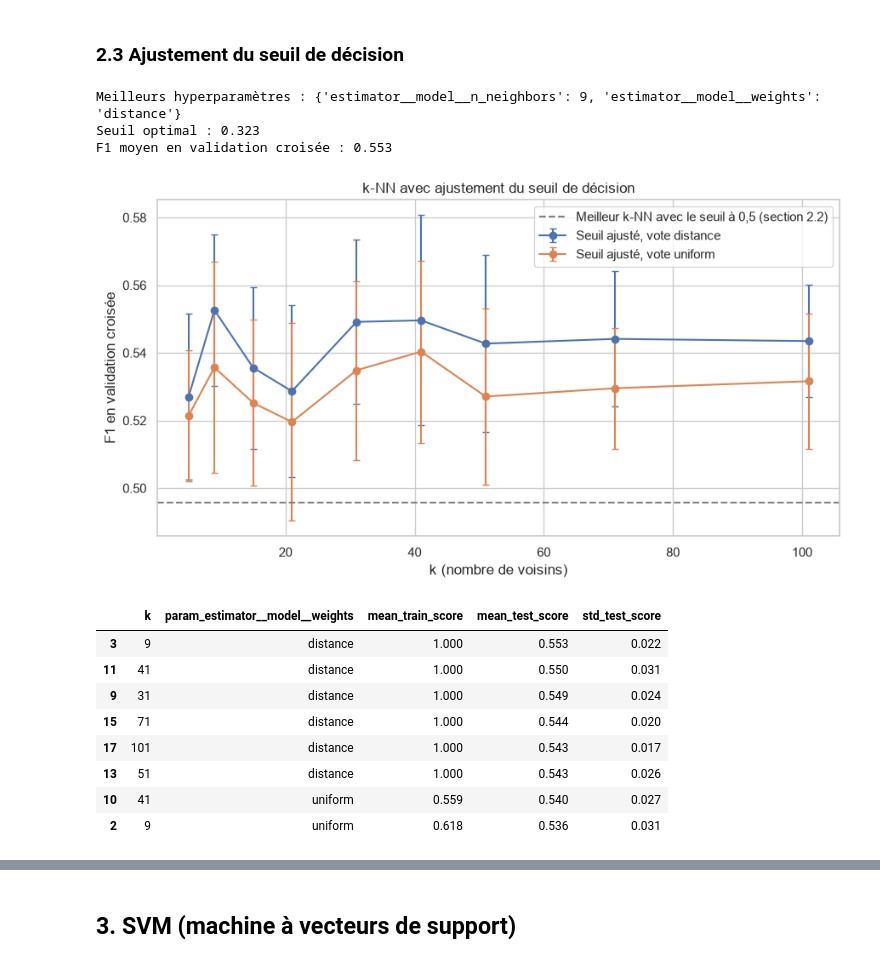
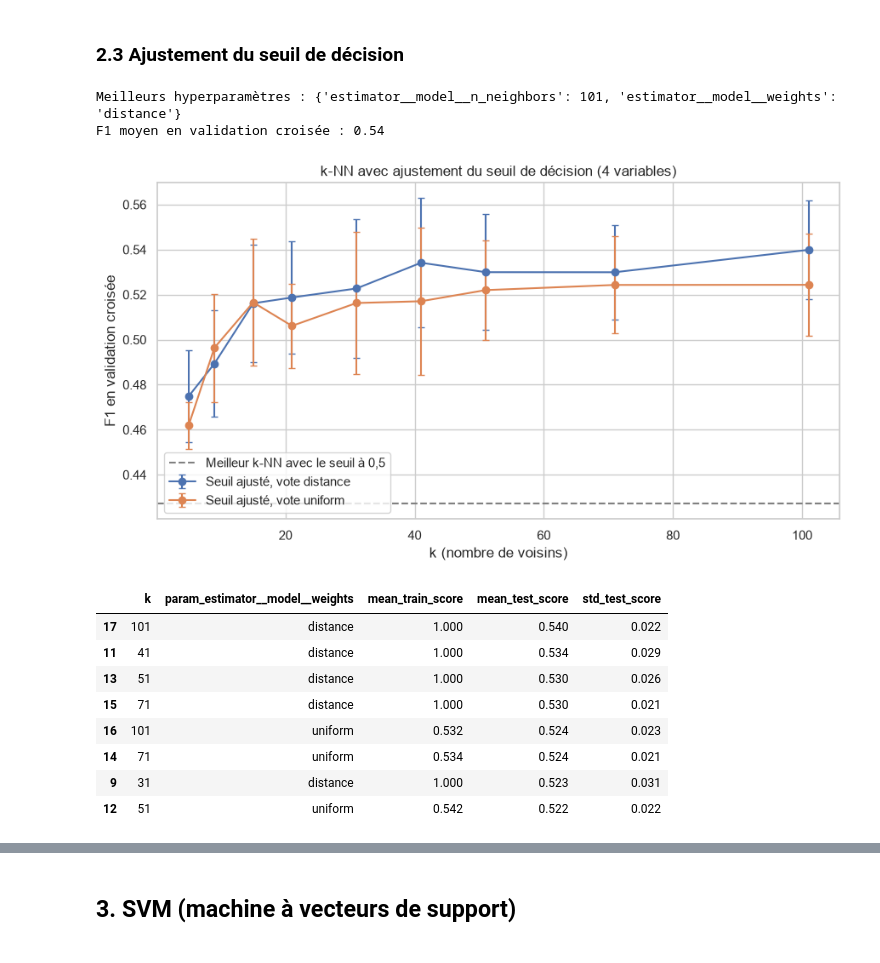
Before and after one commit to AmbreBerdery/WineQuality, a Jupyter notebook: notebooks/04_modeling KNN SVM.ipynb, the cells around one changed output, grey strips where cells are left out. Cells and saved outputs as stored; diff of their text form; code cells hidden in the pictures.

```diff
--- a/notebooks/04_modeling KNN SVM.ipynb
+++ b/notebooks/04_modeling KNN SVM.ipynb
@@ -58,8 +56,7 @@ knn_base.round(3)
 # %% [markdown]
 ### 2.2 Grid Search sur k, la pondération, la distance et le jeu de variables
 # %%
-knn_grid = {**KNN_GRID, "prep__select__columns": [features, None]}
-knn_search = run_grid_search(knn(features), knn_grid, X_train, y_train)
+knn_search = run_grid_search(knn(features), KNN_GRID, X_train, y_train)
 
 print("Meilleurs hyperparamètres :", knn_search.best_params_)
 print("F1 moyen en validation croisée :", round(knn_search.best_score_, 3))
@@ -69,11 +66,23 @@ F1 moyen en validation croisée : 0.496
 # %%
 knn_cv = pd.DataFrame(knn_search.cv_results_)
-knn_cv["variables"] = knn_cv["param_prep__select__columns"].apply(
-    lambda c: "4 variables" if isinstance(c, list) else "12 variables"
-)
 knn_cv["k"] = knn_cv["param_model__n_neighbors"].astype(int)
+best_p = knn_search.best_params_["model__p"]
+sub = knn_cv[knn_cv["param_model__p"] == best_p]
 
-cols = ["k", "param_model__weights", "param_model__p", "variables",
-        "mean_train_score", "mean_test_score", "std_test_score"]
-knn_cv.sort_values("mean_test_score", ascending=False)[cols].head(10).round(3)
+fig, axes = plt.subplots(1, 2, figsize=(14, 5))
+for w, g in sub.groupby("param_model__weights"):
+    axes[0].plot(g["k"], g["mean_test_score"], "o-", label=f"vote {w}")
+axes[0].set(title=f"F1 en validation croisée selon k (distance p = {best_p})", xlabel="k (nombre de voisins)", ylabel="F1")
+axes[0].legend()
+
+uni = sub[sub["param_model__weights"] == "uniform"]
+axes[1].plot(uni["k"], uni["mean_train_score"], "o-", label="Entraînement")
+axes[1].plot(uni["k"], uni["mean_test_score"], "o-", label="Validation croisée")
+axes[1].set(title="Vote uniforme : entraînement et validation", xlabel="k (nombre de voisins)", ylabel="F1")
+axes[1].legend()
+plt.tight_layout()
+plt.show()
+
+cols = ["k", "param_model__weights", "param_model__p", "mean_train_score", "mean_test_score", "std_test_score"]
+knn_cv.sort_values("mean_test_score", ascending=False)[cols].head(8).round(3)
 # %% [output]
@@ -116,7 +105,7 @@ from src.models import make_pipeline
 from src.tuning import CV
 
 knn_tuned = TunedThresholdClassifierCV(
-    make_pipeline(KNeighborsClassifier(p=1), None),   # Manhattan, 12 variables
+    make_pipeline(KNeighborsClassifier(p=best_p), features),
     scoring="f1", cv=CV,
 )
 knn_tuned_grid = {
@@ -126,42 +115,38 @@ knn_tuned_grid = {
 knn_t_search = run_grid_search(knn_tuned, knn_tuned_grid, X_train, y_train)
 
 print("Meilleurs hyperparamètres :", knn_t_search.best_params_)
-print("Seuil optimal :", round(knn_t_search.best_estimator_.best_threshold_, 3))
 print("F1 moyen en validation croisée :", round(knn_t_search.best_score_, 3))
 # %% [output]
-Meilleurs hyperparamètres : {'estimator__model__n_neighbors': 9, 'estimator__model__weights': 'distance'}
-Seuil optimal : 0.323
-F1 moyen en validation croisée : 0.553
+Meilleurs hyperparamètres : {'estimator__model__n_neighbors': 101, 'estimator__model__weights': 'distance'}
+F1 moyen en validation croisée : 0.54
 # %%
 knn_t_cv = pd.DataFrame(knn_t_search.cv_results_)
 knn_t_cv["k"] = knn_t_cv["param_estimator__model__n_neighbors"].astype(int)
 
 plt.figure(figsize=(9, 5))
 for w, g in knn_t_cv.groupby("param_estimator__model__weights"):
-    plt.errorbar(g["k"], g["mean_test_score"], yerr=g["std_test_score"],
-                 fmt="o-", capsize=3, label=f"Seuil ajusté, vote {w}")
-plt.axhline(knn_search.best_score_, ls="--", color="grey",
-            label="Meilleur k-NN avec le seuil à 0,5 (section 2.2)")
+    plt.errorbar(g["k"], g["mean_test_score"], yerr=g["std_test_score"], fmt="o-", capsize=3, label=f"Seuil ajusté, vote {w}")
+plt.axhline(knn_search.best_score_, ls="--", color="grey", label="Meilleur k-NN avec le seuil à 0,5")
 plt.xlabel("k (nombre de voisins)")
 plt.ylabel("F1 en validation croisée")
-plt.title("k-NN avec ajustement du seuil de décision")
+plt.title("k-NN avec ajustement du seuil de décision (4 variables)")
 plt.legend()
 plt.tight_layout()
 plt.show()
 
 cols = ["k", "param_estimator__model__weights", "mean_train_score", "mean_test_score", "std_test_score"]
 knn_t_cv.sort_values("mean_test_score", ascending=False)[cols].head(8).round(3)
 # %% [output]
-[figure, old version]
+[figure, new version]
 |  | k | param_estimator__model__weights | mean_train_score | mean_test_score | std_test_score |
-| 3 | 9 | distance | 1.000 | 0.553 | 0.022 |
-| 11 | 41 | distance | 1.000 | 0.550 | 0.031 |
-| 9 | 31 | distance | 1.000 | 0.549 | 0.024 |
-| 15 | 71 | distance | 1.000 | 0.544 | 0.020 |
-| 17 | 101 | distance | 1.000 | 0.543 | 0.017 |
-| 13 | 51 | distance | 1.000 | 0.543 | 0.026 |
-| 10 | 41 | uniform | 0.559 | 0.540 | 0.027 |
-| 2 | 9 | uniform | 0.618 | 0.536 | 0.031 |
+| 17 | 101 | distance | 1.000 | 0.540 | 0.022 |
+| 11 | 41 | distance | 1.000 | 0.534 | 0.029 |
+| 13 | 51 | distance | 1.000 | 0.530 | 0.026 |
+| 15 | 71 | distance | 1.000 | 0.530 | 0.021 |
+| 16 | 101 | uniform | 0.532 | 0.524 | 0.023 |
+| 14 | 71 | uniform | 0.534 | 0.524 | 0.021 |
+| 9 | 31 | distance | 1.000 | 0.523 | 0.031 |
+| 12 | 51 | uniform | 0.542 | 0.522 | 0.022 |
 # %%
 from sklearn.base import clone
 
```
Also changed, not shown: parts of 10 cells of this notebook.
